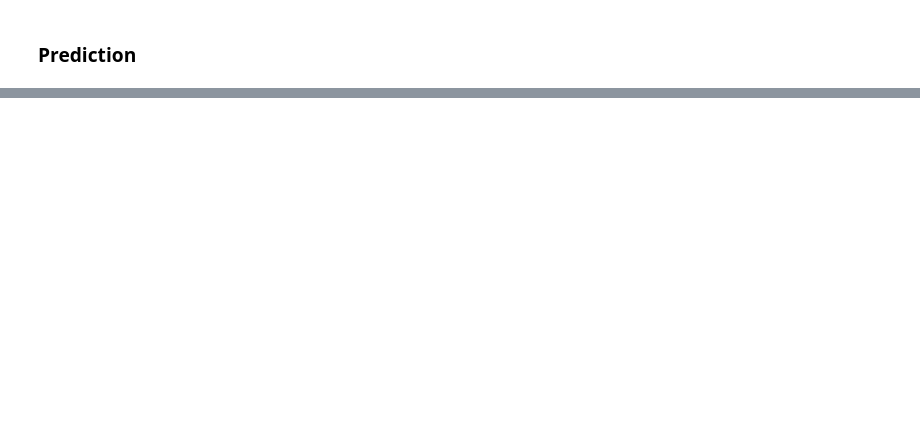
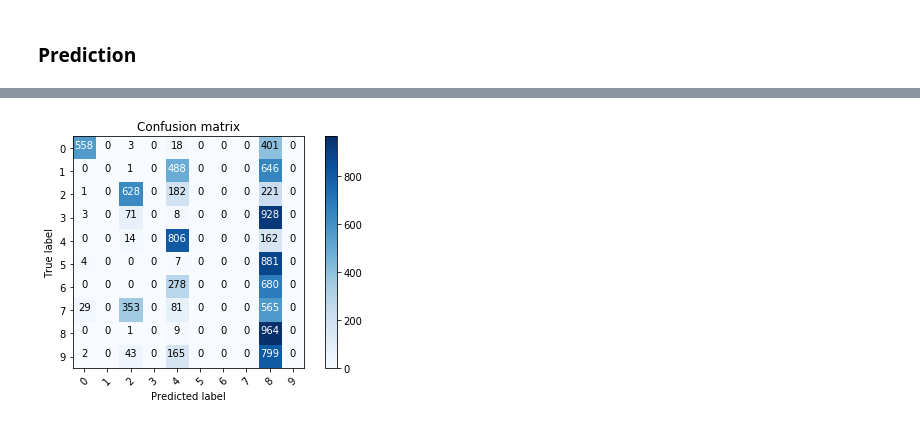
Before and after one commit to gkdivya/ComputerVisionAI, a Jupyter notebook: Batch Normalization & Regularization/NormalizationAndRegularizationOnMNIST.ipynb, the cells around one changed output, grey strips where cells are left out. Cells and saved outputs as stored; diff of their text form; code cells hidden in the pictures; blank space fills up the shorter version.

```diff
--- a/Batch Normalization & Regularization/NormalizationAndRegularizationOnMNIST.ipynb
+++ b/Batch Normalization & Regularization/NormalizationAndRegularizationOnMNIST.ipynb
@@ -185,7 +201,15 @@ def loss_with_reg(model, batch_size, _lambda = 0.001):
   return loss
 # %%
 model.compile(loss=loss_with_reg(model=model, batch_size=128), optimizer='Adam', metrics=['accuracy'])
-callbacks_list = [earlystop, checkpoint, LearningRateScheduler(scheduler, verbose=1)]
+log_path = '/content/drive/My Drive/NormalizationAndRegularizationOnMNIST/Logs/training.log'
+csv_logger = CSVLogger(log_path, separator=',', append=False)
+callbacks_list = [earlystop, checkpoint, LearningRateScheduler(scheduler, verbose=1), csv_logger]
 
-model.fit(trainX, trainY, batch_size = 128, epochs = 5, validation_data = (testX, testY), verbose = 2, callbacks=callbacks_list)
+
+model.fit_generator(training_generator,
+                    steps_per_epoch = len(training_generator),
+                    epochs=40,
+                    validation_data = testing_generator,
+                    validation_steps = len(testing_generator),
+                    callbacks = callbacks_list)
 # %% [output]
@@ -251,11 +287,15 @@ model = load_model('/content/drive/My Drive/NormalizationAndRegularizationOnMNIS
 # %%
+#This result is better than the model where both Dropout and Image augmentation is performed
+model = load_model('/content/drive/My Drive/NormalizationAndRegularizationOnMNIST/Models/withdropout_weights-11-0.99.hdf5', custom_objects={'loss': loss_with_reg(model=model, batch_size=128)})
 # Predict the values from the validation dataset
 Y_pred = model.predict(testX)
 # Convert predictions classes to one hot vectors
 Y_pred_classes = np.argmax(Y_pred, axis = 1)
 # Convert validation observations to one hot vectors
 Y_true = np.argmax(testY, axis = 1)
 # compute the confusion matrix
 confusion_mtx = confusion_matrix(Y_true, Y_pred_classes)
 # plot the confusion matrix
 plot_confusion_matrix(confusion_mtx, classes = range(10))
+# %% [output]
+[figure, added]
```
Also changed, not shown: parts of 14 cells of this notebook.
